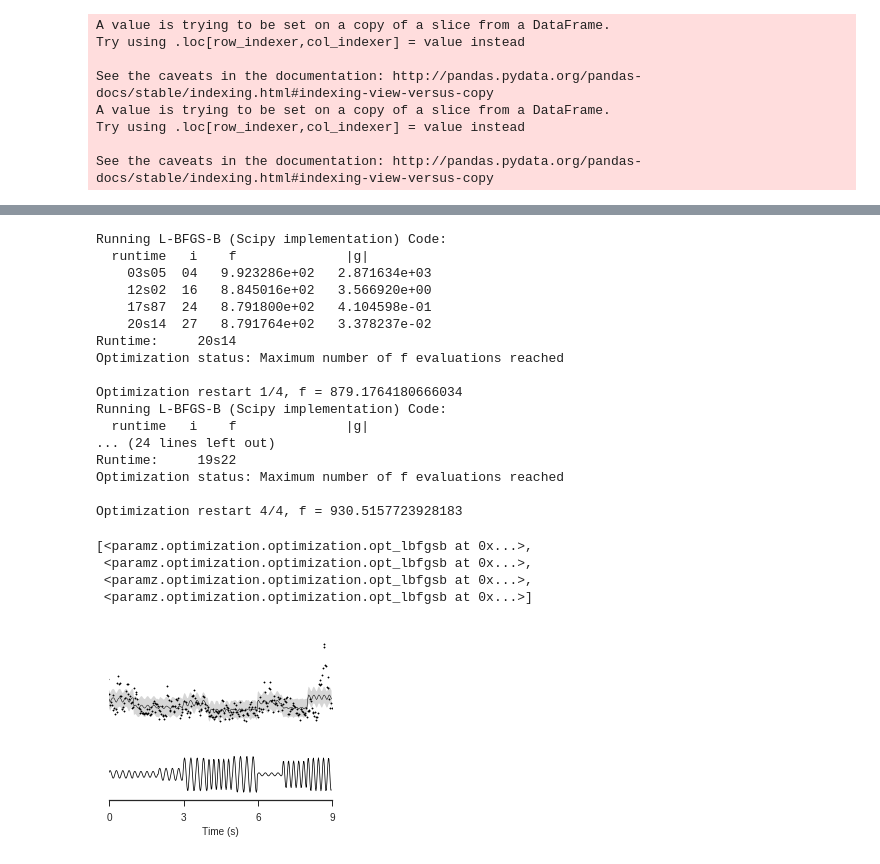
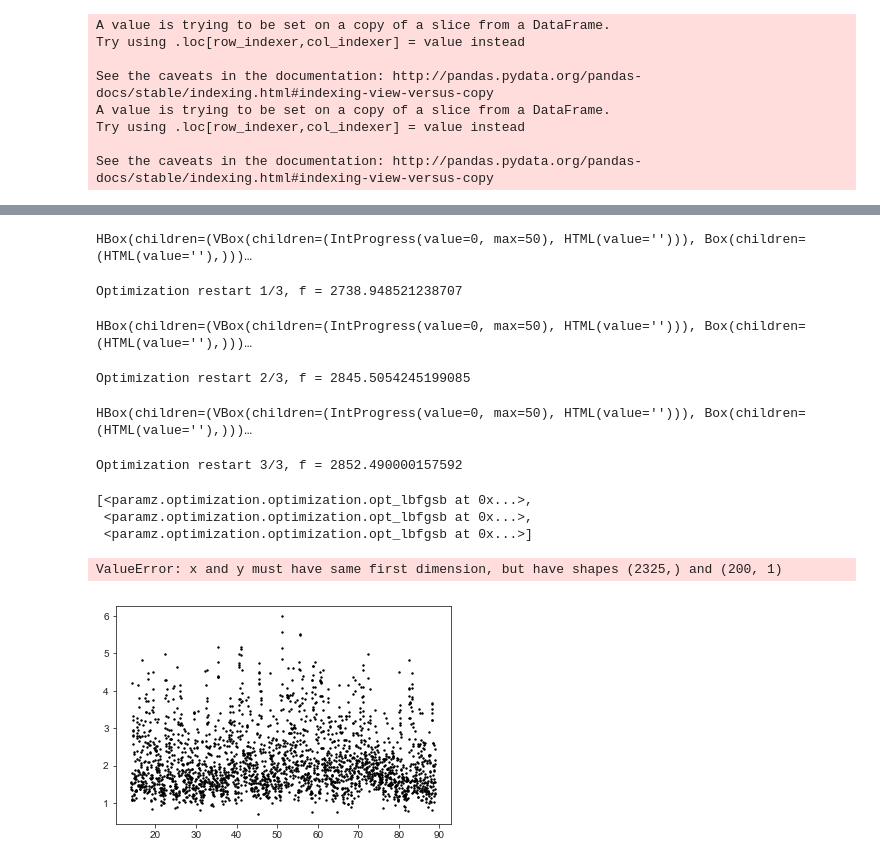
Before and after one commit to berenslab/bayesian_2p_pipeline, a Jupyter notebook: code/7_oscillation.ipynb, the cells around one changed output, grey strips where cells are left out. Cells and saved outputs as stored; diff of their text form; code cells hidden in the pictures.

```diff
--- a/code/7_oscillation.ipynb
+++ b/code/7_oscillation.ipynb
@@ -136 +111,6 @@ y = roi_df['y']
+# %%
+off_sine = load_hdf5(directories['data'] + 'SMP_M1_RR2_IPL2OFF_Sine.h5')
+off_sine_df = pd.read_csv(directories['data'] + 'SMP_M1_RR2_IPL2OFF_Sine.csv', index_col = 0)
+off_sine_df = off_sine_df.groupby(['roi', 'frame']).mean().reset_index()
+off_sine_df['trial'] -= 3
 # %%
@@ -173,11 +173,15 @@ fig.set_size_inches(4, 3)
 # %%
-shape_bool = off_sine_df['shape'] == 1
+# shape_bool = off_sine_df['shape'] == 1
+# roi_bool = off_sine_df['roi'] == target_roi
+# roi_df = off_sine_df.loc[shape_bool & roi_bool, :]
+
 roi_bool = off_sine_df['roi'] == target_roi
-roi_df = off_sine_df.loc[shape_bool & roi_bool, :]
+roi_df = off_sine_df.loc[roi_bool, :]
 # %%
+stimulus_delay = 0
 trial_duration = np.mean(np.diff(off_sine['Triggertimes']))
 roi_df['x_t'] = (roi_df['t'] - stimulus_delay) % trial_duration
-roi_df['phase'] = (roi_df['x_t'] * 2 * np.pi * roi_df['frequency']) % (2 * np.pi)
+roi_df['phase'] = (roi_df['x_t'] * roi_df['frequency'] * 2 * np.pi) #% np.pi
 
 x_cos = np.cos(roi_df['phase'].values)[:, None]
 x_sin = np.sin(roi_df['phase'].values)[:, None]
@@ -186,6 +190,8 @@ x_contrast = roi_df['contrast'].values[:, None]
 
 X = np.concatenate([x_cos, x_sin, x_frequency, x_contrast], axis = 1)
 
+x_t = roi_df['x_t'][:, None]
+
 y = roi_df['y'][:, None]
 # %% [output]
 A value is trying to be set on a copy of a slice from a DataFrame.
@@ -199,10 +221,11 @@ See the caveats in the documentation: http://pandas.pydata.org/pandas-docs/stabl
 # %%
-k1 = GPy.kern.RBF(4, ARD = False, active_dims = [0, 1, 2, 3]) \
-    + GPy.kern.RBF(3, ARD = False, active_dims = [0, 1, 3]) \
-    + GPy.kern.RBF(3, ARD = False, active_dims = [0, 1, 2]) \
-    + GPy.kern.RBF(2, ARD = False, active_dims = [0, 1]) \
-    + GPy.kern.RBF(1, ARD = False, active_dims = [2,]) \
-    + GPy.kern.RBF(1, ARD = False, active_dims = [3,])
+ARD = False
+k1 = GPy.kern.RBF(4, ARD = ARD, active_dims = [0, 1, 2, 3]) \
+    + GPy.kern.RBF(3, ARD = ARD, active_dims = [0, 1, 3]) \
+    + GPy.kern.RBF(3, ARD = ARD, active_dims = [0, 1, 2]) \
+    + GPy.kern.RBF(2, ARD = ARD, active_dims = [0, 1]) \
+    + GPy.kern.RBF(1, ARD = ARD, active_dims = [2,]) \
+    + GPy.kern.RBF(1, ARD = ARD, active_dims = [3,])
 # %%
 m1 = GPy.models.SparseGPRegression(
         X,
@@ -211,54 +234,43 @@ m1 = GPy.models.SparseGPRegression(
         kernel = k1
     )
 # %%
-m1.optimize_restarts(4, messages = True, max_iters = 25)
+m1.optimize_restarts(3, messages = True, max_iters = 50)
 # %% [output]
-Running L-BFGS-B (Scipy implementation) Code:
-  runtime   i    f              |g|
-    03s05  04   9.923286e+02   2.871634e+03
-    12s02  16   8.845016e+02   3.566920e+00
-    17s87  24   8.791800e+02   4.104598e-01
-    20s14  27   8.791764e+02   3.378237e-02
-Runtime:     20s14
-Optimization status: Maximum number of f evaluations reached
-
-Optimization restart 1/4, f = 879.1764180666034
-Running L-BFGS-B (Scipy implementation) Code:
-  runtime   i    f              |g|
-... (24 lines left out)
-Runtime:     19s22
-Optimization status: Maximum number of f evaluations reached
-
-Optimization restart 4/4, f = 930.5157723928183
+HBox(children=(VBox(children=(IntProgress(value=0, max=50), HTML(value=''))), Box(children=(HTML(value=''),)))…
-[<paramz.optimization.optimization.opt_lbfgsb at 0x...>,
- <paramz.optimization.optimization.opt_lbfgsb at 0x...>,
- <paramz.optimization.optimization.opt_lbfgsb at 0x...>,
- <paramz.optimization.optimization.opt_lbfgsb at 0x...>]
+Optimization restart 1/3, f = 2738.948521238707
+HBox(children=(VBox(children=(IntProgress(value=0, max=50), HTML(value=''))), Box(children=(HTML(value=''),)))…
+Optimization restart 2/3, f = 2845.5054245199085
+HBox(children=(VBox(children=(IntProgress(value=0, max=50), HTML(value=''))), Box(children=(HTML(value=''),)))…
+Optimization restart 3/3, f = 2852.490000157592
+[<paramz.optimization.optimization.opt_lbfgsb at 0x...>,
+ <paramz.optimization.optimization.opt_lbfgsb at 0x...>,
+ <paramz.optimization.optimization.opt_lbfgsb at 0x...>]
 # %%
 post_mu, post_sig = m1.predict(X, include_likelihood = False)
 
 sns.set_style('ticks')
 
 fig, ax = plt.subplots(1)
 
 x_t = roi_df['t']
-ax.scatter(x_t, roi_df['y'], s = 2, color = 'k', marker = 'o')
+ax.scatter(x_t, roi_df['y'] + 2, s = 2, color = 'k', marker = 'o')
 ax.plot(x_t, post_mu, linewidth = 0.5, color = 'k')
 
 upper, lower = compute_bounds(post_mu, post_sig, n_sigma = 3)
 ax.fill_between(x_t, upper[:, 0], lower[:, 0], facecolor = 'k', alpha = 0.16)
 
-stimulus_offset = -4
+stimulus_offset = -2
 ax.plot(sine_tpnts, sine_stimulus + stimulus_offset, linewidth = 0.75, color = 'k')
 
 ax.get_yaxis().set_visible(False)
 plt.xlim(32, 41)
 plt.xticks(np.arange(0, 12, 3) + 32)
 ax.set_xticklabels(np.arange(0, 12, 3))
 ax.set_xlabel('Time (s)', fontsize = 10)
 
 sns.despine(left = True, ax = ax)
 
-fig.set_size_inches(4, 3)
+fig.set_size_inches(4, 4)
 # %% [output]
+ValueError: x and y must have same first dimension, but have shapes (2325,) and (200, 1)
-[figure, old version]
+[figure, new version]
```
Also changed, not shown: parts of 29 cells of this notebook.
